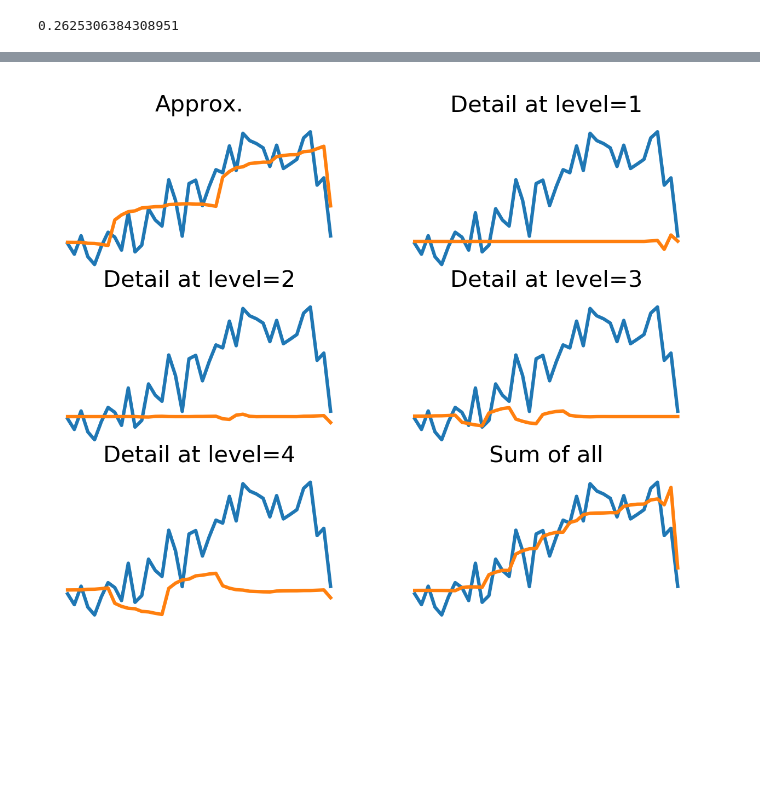
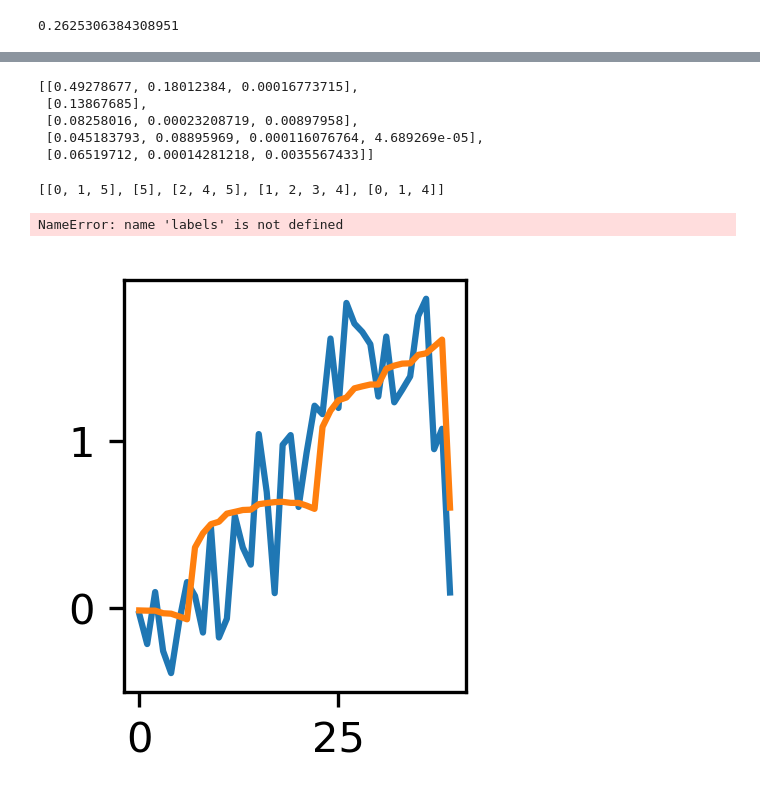
Before and after one commit to Yu-Group/adaptive-wavelets, a Jupyter notebook: notebooks/biology/05_regression_plot.ipynb, the cells around one changed output, grey strips where cells are left out. Cells and saved outputs as stored; diff of their text form; code cells hidden in the pictures; blank space fills up the shorter version.

```diff
--- a/notebooks/biology/05_regression_plot.ipynb
+++ b/notebooks/biology/05_regression_plot.ipynb
@@ -151,10 +144,6 @@ print(metrics.r2_score(y_test, preds))
 wt = best_wt[0]
 wt = wt.to('cpu')
 J = wt.J
-
-# h0 = wt.h0
-# wt = DWT1d(wave='db5', mode='per', J=5).to('cpu')
-# wt.h0 = h0
 
 (Xs, y) = get_tensors(train_loader)
 data_t = wt(Xs)
@@ -167,7 +156,6 @@ for j in range(J+1):
 X = np.hstack(X)
 y = y.detach().squeeze().numpy()
 
-idx = np.argsort(y)[::-1][50]
 idx = 149
 # %%
 def helper(wc: tuple, scale, nums):
@@ -193,51 +181,55 @@ def helper(wc: tuple, scale, nums):
     wc[scale] = torch.mul(m.reshape(wc[scale].shape), wc[scale])
     return wc
 # %%
-idx_pos = np.argwhere(X[idx] * clf.coef_ > 0).squeeze()
+contr = X[idx] * clf.coef_
+idx_pos = np.argwhere(contr > 0).squeeze()
 idx_scale = []
+idx_contr = []
 for j in range(J+1):
     r = [i-6*j for i in idx_pos if 6*j <= i < 6*(j+1)]
+    c = [contr[i] for i in idx_pos if 6*j <= i < 6*(j+1)]
     idx_scale.append(r)
+    idx_contr.append(c)
+# %%
+idx_contr
+# %% [output]
+[[0.49278677, 0.18012384, 0.00016773715],
+ [0.13867685],
+ [0.08258016, 0.00023208719, 0.00897958],
+ [0.045183793, 0.08895969, 0.000116076764, 4.689269e-05],
+ [0.06519712, 0.00014281218, 0.0035567433]]
+# %%
+idx_scale
+# %% [output]
+[[0, 1, 5], [5], [2, 4, 5], [1, 2, 3, 4], [0, 1, 4]]
 # %%
-# plot
-num_rows = 3
-num_cols = 2
-labels = ['Approx.', 'Detail at level=1', 'Detail at level=2', 'Detail at level=3', 'Detail at level=4', 'Sum of all']
 
 fig = plt.figure(dpi=300, figsize=(5,4))
 x = Xs[idx,0].squeeze().detach().numpy()
 x_rs = []
+num_rows = 2
+num_cols = 3
 
 for i in range(6):
     # distance plot
     plt.subplot(num_rows, num_cols, i + 1)
 
     if i <= 4:
         dt = helper(data_t, i, idx_scale[i])
         x_r = wt.inverse(dt)[idx,0].squeeze().detach().numpy()
         plt.plot(x)
         plt.plot(x_r)
         x_rs.append(x_r)
 
     if i == 5:
         x_r = 0
         for a in x_rs:
             x_r += a
         plt.plot(x)
         plt.plot(x_r)
 
     plt.title(labels[i], fontsize=10)
     plt.axis('off')
-
-
-
-#     for r in range(R):
-#         d_array = [dics[i]['dist'][(r,c)] for c in range(C)]
-#         plt.plot(np.log(lamL1attr_grid[1:]), d_array[1:], label='$\lambda=$'+str(lamL1wave_grid[r]))
-#     plt.xlabel('$\log(\gamma)$')
-#     if i == 0:
-#         plt.ylabel('distance')
-#     plt.legend(loc='upper right')
-#     plt.title(labels[i])
 # %% [output]
+NameError: name 'labels' is not defined
-[figure, old version]
+[figure, new version]
```
Also changed, not shown: parts of 7 cells of this notebook, 4 other files.
